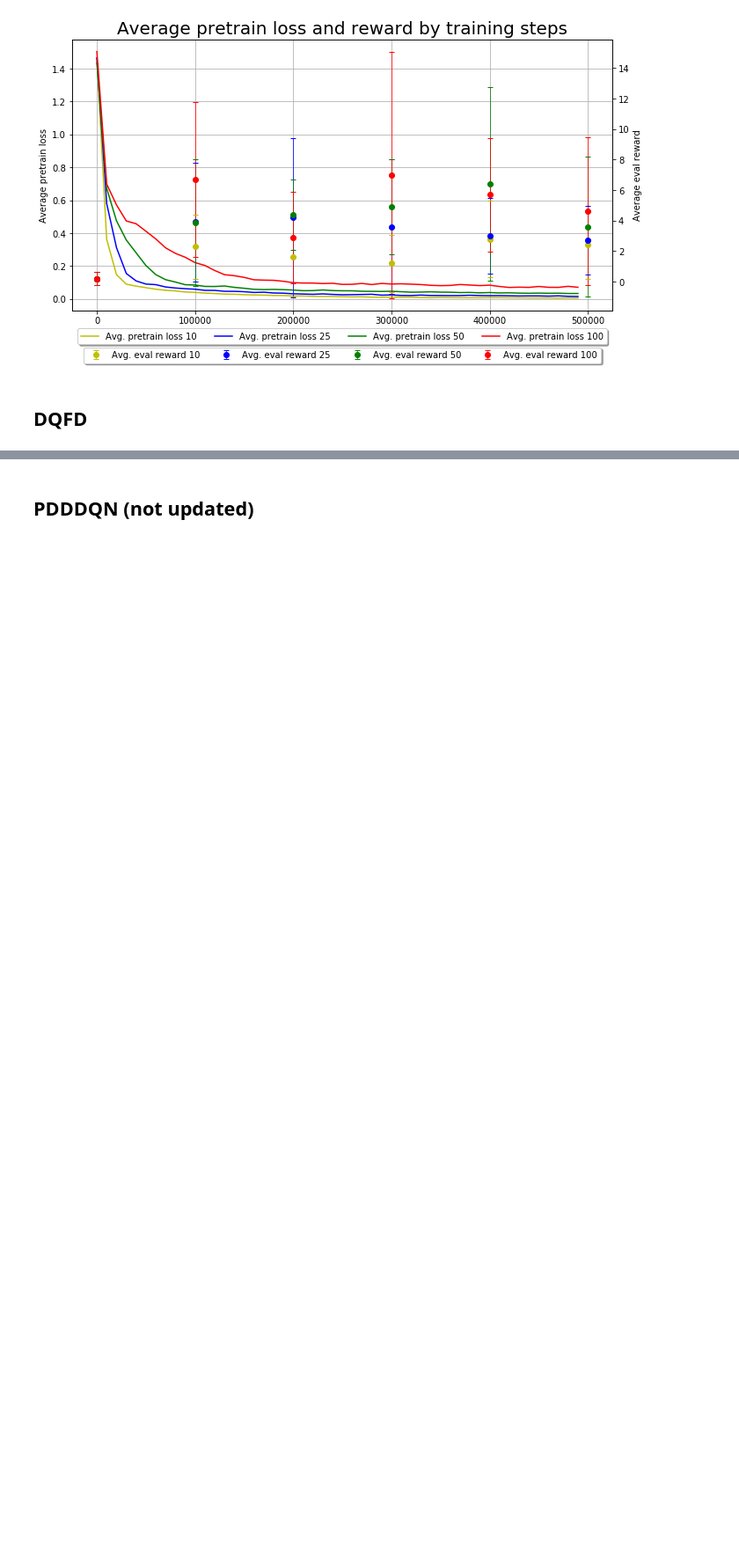
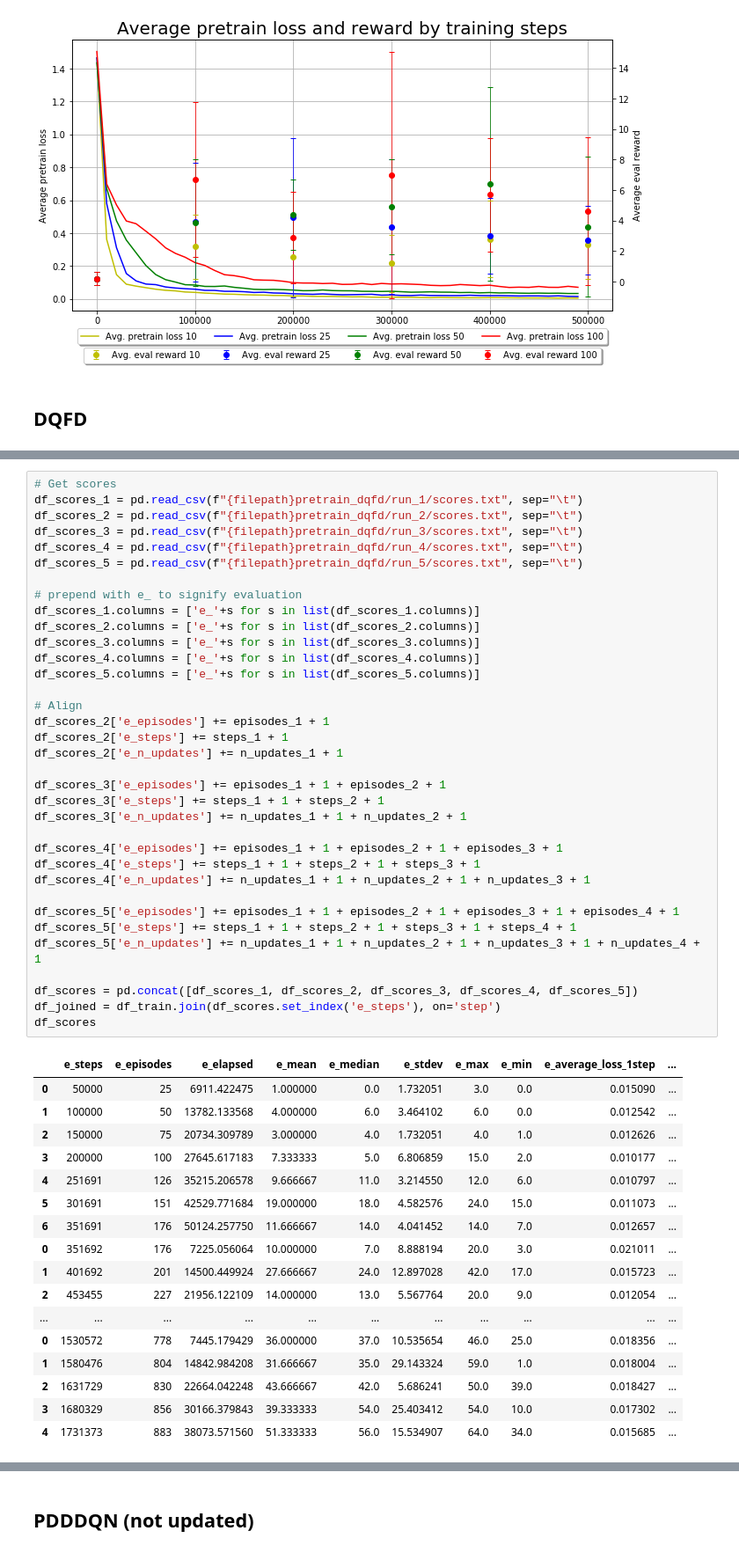
Before and after one commit to NiftyNico/DiamondsInTheRough, a Jupyter notebook: log_parser/log_parser_dh.ipynb, the cells around one changed output, grey strips where cells are left out. Shown: that part at 88% size. Saved outputs shown, nothing was run; the diff lists cells and outputs as text; blank space fills up the shorter version.

```diff
--- a/log_parser/log_parser_dh.ipynb
+++ b/log_parser/log_parser_dh.ipynb
@@ -382,0 +510,53 @@ ax.grid()
+# %%
+# Get scores
+df_scores_1 = pd.read_csv(f"{filepath}pretrain_dqfd/run_1/scores.txt", sep="\t")
+df_scores_2 = pd.read_csv(f"{filepath}pretrain_dqfd/run_2/scores.txt", sep="\t")
+df_scores_3 = pd.read_csv(f"{filepath}pretrain_dqfd/run_3/scores.txt", sep="\t")
+df_scores_4 = pd.read_csv(f"{filepath}pretrain_dqfd/run_4/scores.txt", sep="\t")
+df_scores_5 = pd.read_csv(f"{filepath}pretrain_dqfd/run_5/scores.txt", sep="\t")
+
+# prepend with e_ to signify evaluation
+df_scores_1.columns = ['e_'+s for s in list(df_scores_1.columns)]
+df_scores_2.columns = ['e_'+s for s in list(df_scores_2.columns)]
+df_scores_3.columns = ['e_'+s for s in list(df_scores_3.columns)]
+df_scores_4.columns = ['e_'+s for s in list(df_scores_4.columns)]
+df_scores_5.columns = ['e_'+s for s in list(df_scores_5.columns)]
+
+# Align
+df_scores_2['e_episodes'] += episodes_1 + 1
+df_scores_2['e_steps'] += steps_1 + 1
+df_scores_2['e_n_updates'] += n_updates_1 + 1
+
+df_scores_3['e_episodes'] += episodes_1 + 1 + episodes_2 + 1
+df_scores_3['e_steps'] += steps_1 + 1 + steps_2 + 1
+df_scores_3['e_n_updates'] += n_updates_1 + 1 + n_updates_2 + 1
+
+df_scores_4['e_episodes'] += episodes_1 + 1 + episodes_2 + 1 + episodes_3 + 1
+df_scores_4['e_steps'] += steps_1 + 1 + steps_2 + 1 + steps_3 + 1
+df_scores_4['e_n_updates'] += n_updates_1 + 1 + n_updates_2 + 1 + n_updates_3 + 1
+
+df_scores_5['e_episodes'] += episodes_1 + 1 + episodes_2 + 1 + episodes_3 + 1 + episodes_4 + 1
+df_scores_5['e_steps'] += steps_1 + 1 + steps_2 + 1 + steps_3 + 1 + steps_4 + 1
+df_scores_5['e_n_updates'] += n_updates_1 + 1 + n_updates_2 + 1 + n_updates_3 + 1 + n_updates_4 + 1
+
+df_scores = pd.concat([df_scores_1, df_scores_2, df_scores_3, df_scores_4, df_scores_5])
+df_joined = df_train.join(df_scores.set_index('e_steps'), on='step')
+df_scores
+# %% [output]
+|  | e_steps | e_episodes | e_elapsed | e_mean | e_median | e_stdev | e_max | e_min | e_average_loss_1step | ... |
+| 0 | 50000 | 25 | 6911.422475 | 1.000000 | 0.0 | 1.732051 | 3.0 | 0.0 | 0.015090 | ... |
+| 1 | 100000 | 50 | 13782.133568 | 4.000000 | 6.0 | 3.464102 | 6.0 | 0.0 | 0.012542 | ... |
+| 2 | 150000 | 75 | 20734.309789 | 3.000000 | 4.0 | 1.732051 | 4.0 | 1.0 | 0.012626 | ... |
+| 3 | 200000 | 100 | 27645.617183 | 7.333333 | 5.0 | 6.806859 | 15.0 | 2.0 | 0.010177 | ... |
+| 4 | 251691 | 126 | 35215.206578 | 9.666667 | 11.0 | 3.214550 | 12.0 | 6.0 | 0.010797 | ... |
+| 5 | 301691 | 151 | 42529.771684 | 19.000000 | 18.0 | 4.582576 | 24.0 | 15.0 | 0.011073 | ... |
+| 6 | 351691 | 176 | 50124.257750 | 11.666667 | 14.0 | 4.041452 | 14.0 | 7.0 | 0.012657 | ... |
+| 0 | 351692 | 176 | 7225.056064 | 10.000000 | 7.0 | 8.888194 | 20.0 | 3.0 | 0.021011 | ... |
+| 1 | 401692 | 201 | 14500.449924 | 27.666667 | 24.0 | 12.897028 | 42.0 | 17.0 | 0.015723 | ... |
+| 2 | 453455 | 227 | 21956.122109 | 14.000000 | 13.0 | 5.567764 | 20.0 | 9.0 | 0.012054 | ... |
+| ... | ... | ... | ... | ... | ... | ... | ... | ... | ... | ... |
+| 0 | 1530572 | 778 | 7445.179429 | 36.000000 | 37.0 | 10.535654 | 46.0 | 25.0 | 0.018356 | ... |
+| 1 | 1580476 | 804 | 14842.984208 | 31.666667 | 35.0 | 29.143324 | 59.0 | 1.0 | 0.018004 | ... |
+| 2 | 1631729 | 830 | 22664.042248 | 43.666667 | 42.0 | 5.686241 | 50.0 | 39.0 | 0.018427 | ... |
+| 3 | 1680329 | 856 | 30166.379843 | 39.333333 | 54.0 | 25.403412 | 54.0 | 10.0 | 0.017302 | ... |
+| 4 | 1731373 | 883 | 38073.571560 | 51.333333 | 56.0 | 15.534907 | 64.0 | 34.0 | 0.015685 | ... |
```
Also changed, not shown: parts of 12 cells of this notebook, 32 other files.
